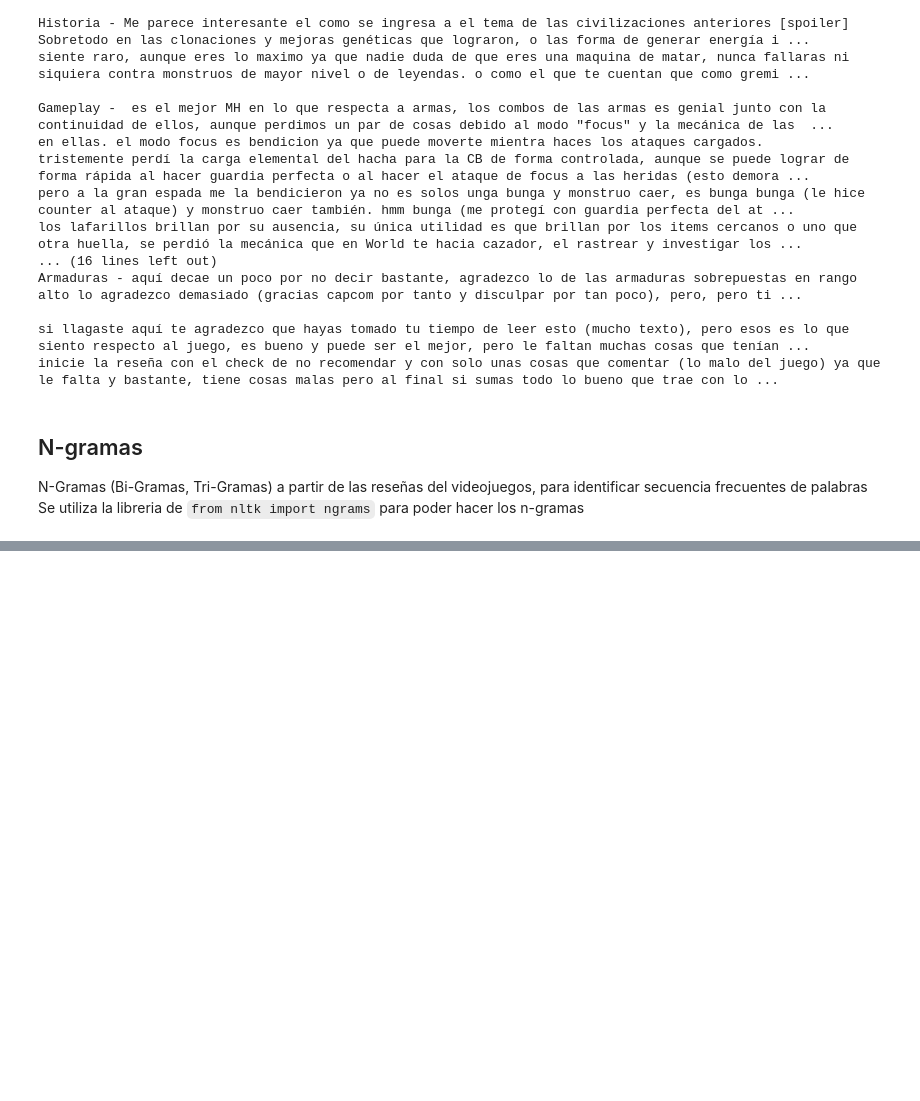
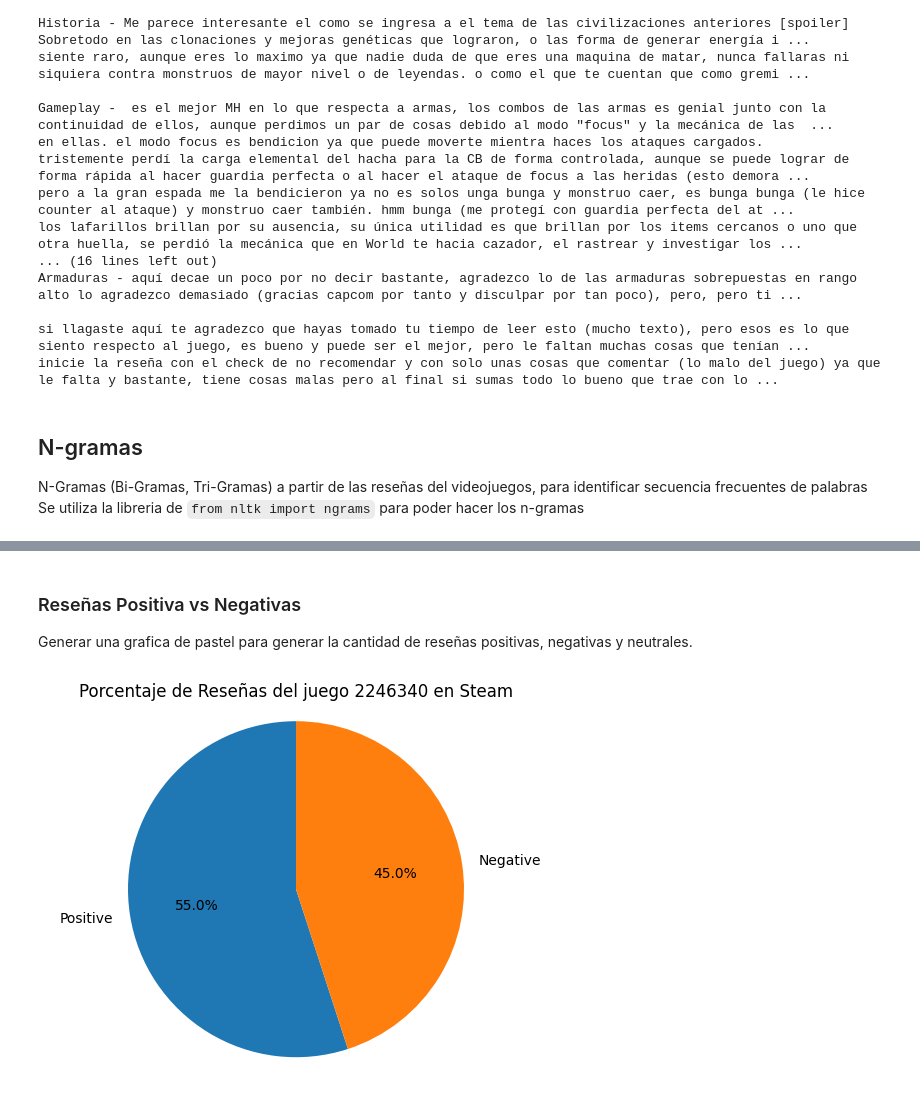
Before and after one commit to victortelles/Analisis_Sentimiento_ReviewsGames, a Jupyter notebook: Proyecto_Reviews.ipynb, the cells around one changed output, grey strips where cells are left out. Cells and saved outputs as stored; diff of their text form; code cells hidden in the pictures; blank space fills up the shorter version.

```diff
--- a/Proyecto_Reviews.ipynb
+++ b/Proyecto_Reviews.ipynb
@@ -118,15 +126,22 @@ En esta seccion se muestra como limpiar el texto de las reseñas, removiendo sto
 # Definir las stopwords en español
 stop_words = set(stopwords.words('spanish'))
 
-# Funcion para limpiar una reseña eliminando con stopwords
-review = df_reviews['review'][0]                                    #Tomando la primera reseña
+# Seleccionar una reseña aleatoria del DataFrame (Entre 0 y 99)
+random_index = random.randint(0, min(99, len(df_reviews) - 1))
+review = df_reviews['review'][random_index]
+
+# Tokenizar la reseña (Minusculas) y limpiarla de signos de puntuación con stopwords y caracteres no alfabeticos
 words = nltk.word_tokenize(review.lower(), language='spanish')      #Tokenizando la reseña
 clean_words = [word for word in words if word not in stop_words and word.isalpha()]
+
 
 print("Reseña original (Antes de hacer 'stopwords'):")
 print(review)
 print("\nReseña limpia (sin stopwords):")
 print(" ".join(clean_words))
-#Almacenarlo en un dataframe
+
+# Almacenar la reseña tokenizada y limpia en una nueva columna del DataFrame
+#df_reviews['clean_review'] = df_reviews['review'].apply(lambda x: " ".join([word for word in nltk.word_tokenize(x.lower(), language='spanish') if word not in stop_words and word.isalpha()]))
+df_reviews.loc[random_index, 'clean_review'] = " ".join(clean_words)
 # %% [output]
 Reseña original (Antes de hacer 'stopwords'):
@@ -195,0 +250,18 @@ Bi-gramas de la reseña aleatoria:
+# %% [markdown]
+### Reseñas Positiva vs Negativas
+Generar una grafica de pastel para generar la cantidad de reseñas positivas, negativas y neutrales.
+# %%
+# Creando una columna 'sentiment' de forma simplificada basándonos en 'voted_up'
+# (True -> 'Positive', False -> 'Negative')
+df_reviews['sentiment'] = df_reviews['voted_up'].apply(lambda x: 'Positive' if x else 'Negative')
+
+# Contar la cantidad de reseñas por sentimiento
+sentiment_counts = df_reviews['sentiment'].value_counts()
+
+# Graficar el resultado pero en pastel
+plt.pie(sentiment_counts, labels=sentiment_counts.index, autopct='%1.1f%%', startangle=90)
+plt.axis('equal')
+plt.title(f"Porcentaje de Reseñas del juego {id_game} en Steam")
+plt.show()
+# %% [output]
+[figure, added]
```
Also changed, not shown: parts of 15 cells of this notebook.
